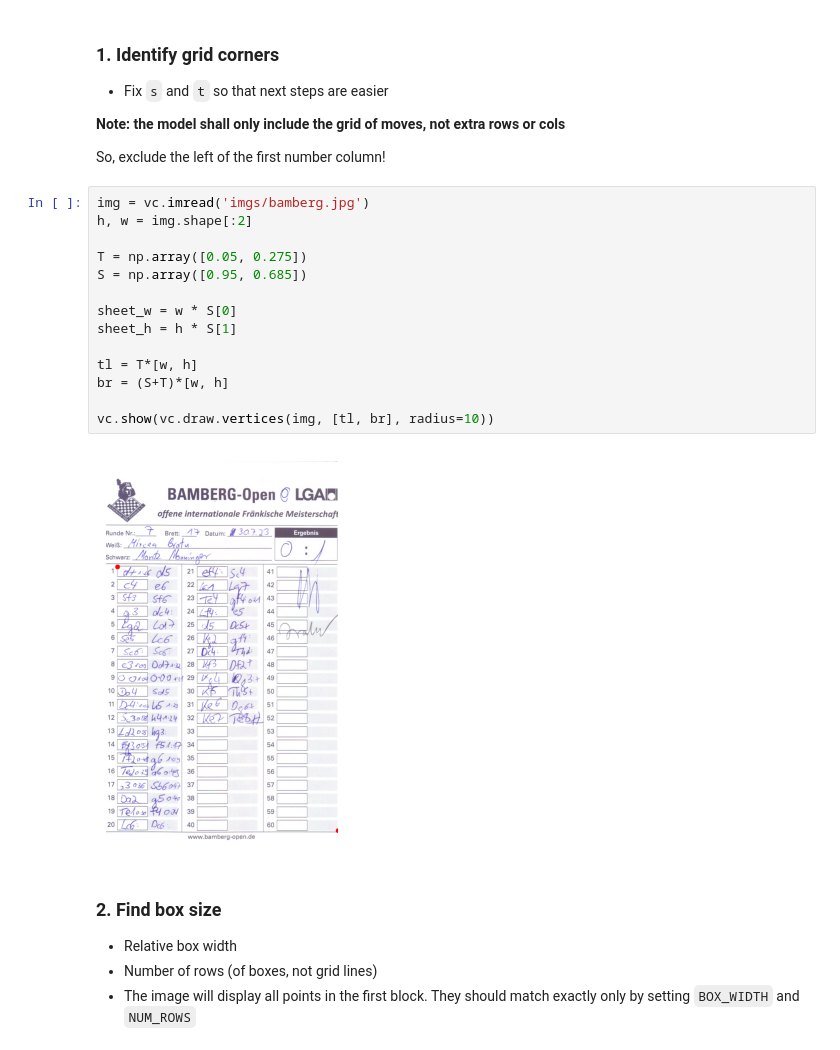
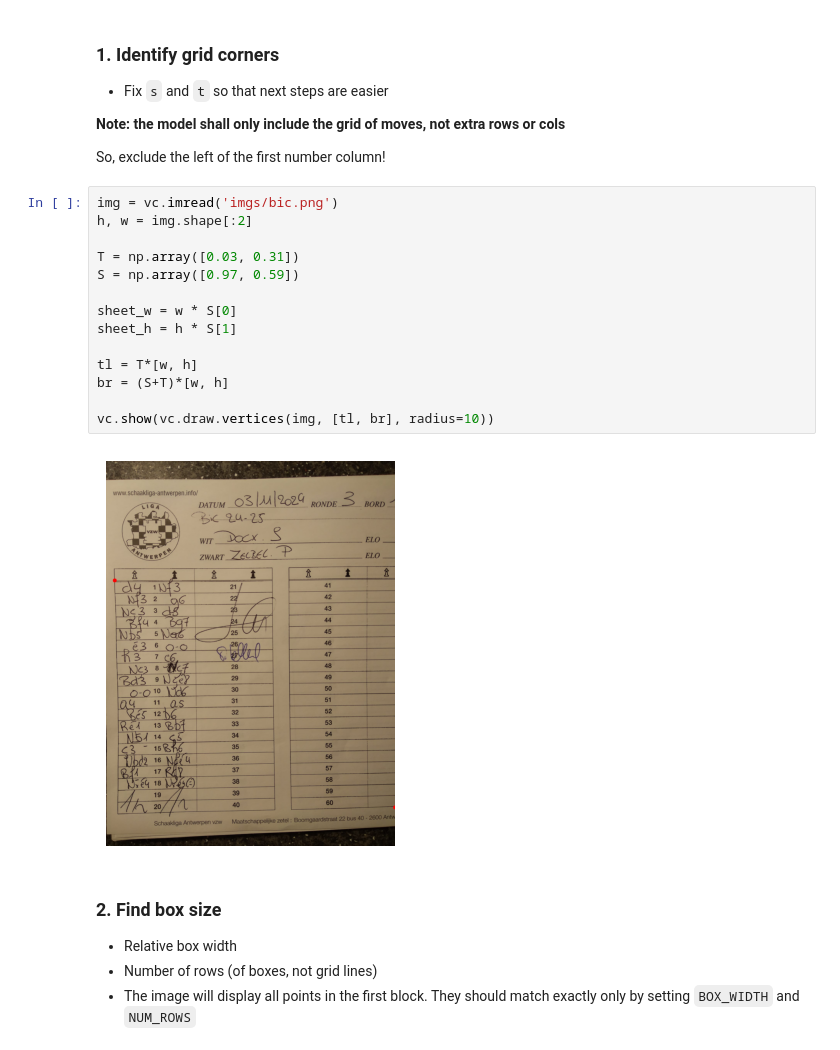
Before and after one commit to moveread/scoresheet-models, a Jupyter notebook: scripts/new-model.ipynb, the cells around one changed output. Drawn from its saved outputs; the diff is of its cells as text.

```diff
--- a/scripts/new-model.ipynb
+++ b/scripts/new-model.ipynb
@@ -18,21 +17,21 @@ PATHS = sorted(glob('imgs/**/*', recursive=True))
 
 So, exclude the left of the first number column!
 # %%
-img = vc.imread('imgs/bamberg.jpg')
+img = vc.imread('imgs/bic.png')
 h, w = img.shape[:2]
 
-T = np.array([0.05, 0.275])
-S = np.array([0.95, 0.685])
+T = np.array([0.03, 0.31])
+S = np.array([0.97, 0.59])
 
 sheet_w = w * S[0]
 sheet_h = h * S[1]
 
 tl = T*[w, h]
 br = (S+T)*[w, h]
 
 vc.show(vc.draw.vertices(img, [tl, br], radius=10))
 # %% [output]
-[figure, old version]
+[figure, new version]
 # %% [markdown]
 ### 2. Find box size
 - Relative box width
```
Also changed, not shown: parts of 13 cells of this notebook, 46 other files.
